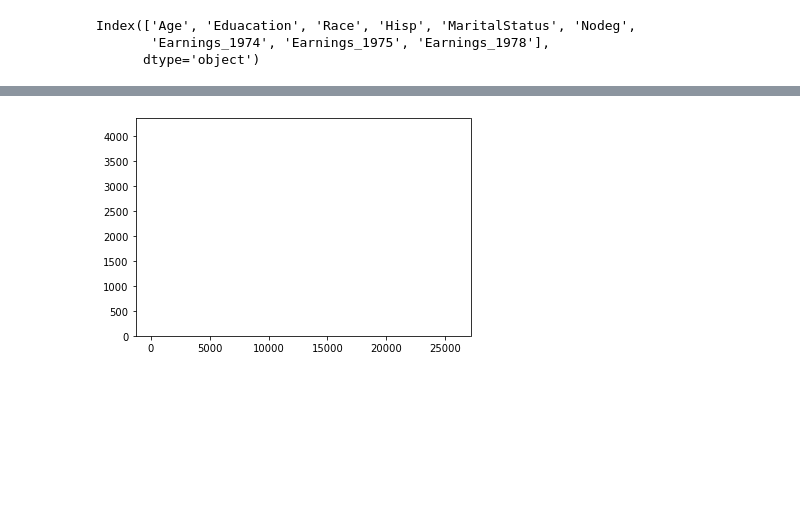
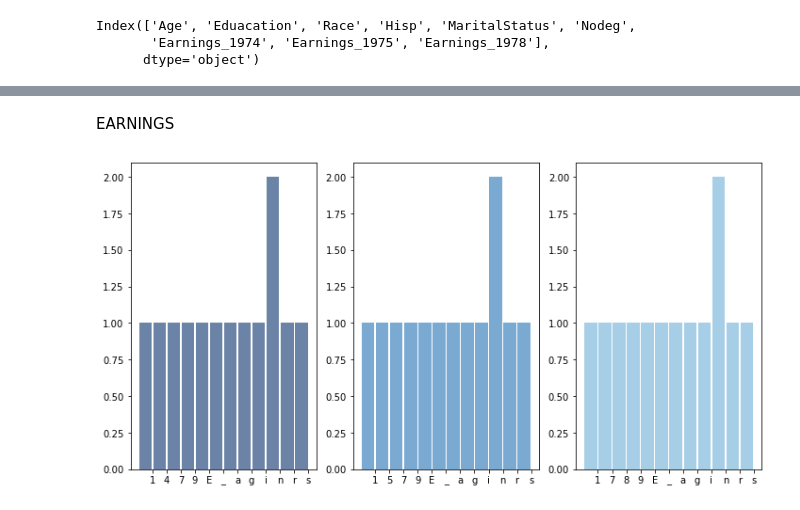
Before and after one commit to allyryry/DATA-3450--Assignment-1, a Jupyter notebook: Assignment1.ipynb, the cells around one changed output, grey strips where cells are left out. Cells and saved outputs as stored; diff of their text form; code cells hidden in the pictures; blank space fills up the shorter version.

```diff
--- a/Assignment1.ipynb
+++ b/Assignment1.ipynb
@@ -93,15 +161,16 @@ Name: Race, Length: 15992, dtype: object>
+# %% [markdown]
+EARNINGS
 # %%
-#plot 3 earnings
-
-hist_74 = thinkstats2.Hist(df["Earnings_1974"])
-hist_75 = thinkstats2.Hist(df["Earnings_1975"])
-hist_78 = thinkstats2.Hist(df["Earnings_1978"])
+hist74 = thinkstats2.Hist("Earnings_1974")
+hist75 = thinkstats2.Hist("Earnings_1975")
+hist78 = thinkstats2.Hist("Earnings_1978")
-# %%
-
-thinkplot.PrePlot(3)
-thinkplot.Hist(hist_74, align="right", color="blue")
-thinkplot.Hist(hist_75, align="left", color="green")
-thinkplot.Hist(hist_78, align="left", color="pink")
-thinkplot.Config()
-# %% [output]
-[figure, removed]
+# %%
+thinkplot.PrePlot(3, cols=3)
+thinkplot.Hist(hist74)
+thinkplot.SubPlot(2)
+thinkplot.Hist(hist75)
+thinkplot.SubPlot(3)
+thinkplot.Hist(hist78)
+thinkplot.Config()
+# %% [output]
+[figure, added]
```
Also changed, not shown: parts of 18 cells of this notebook.
